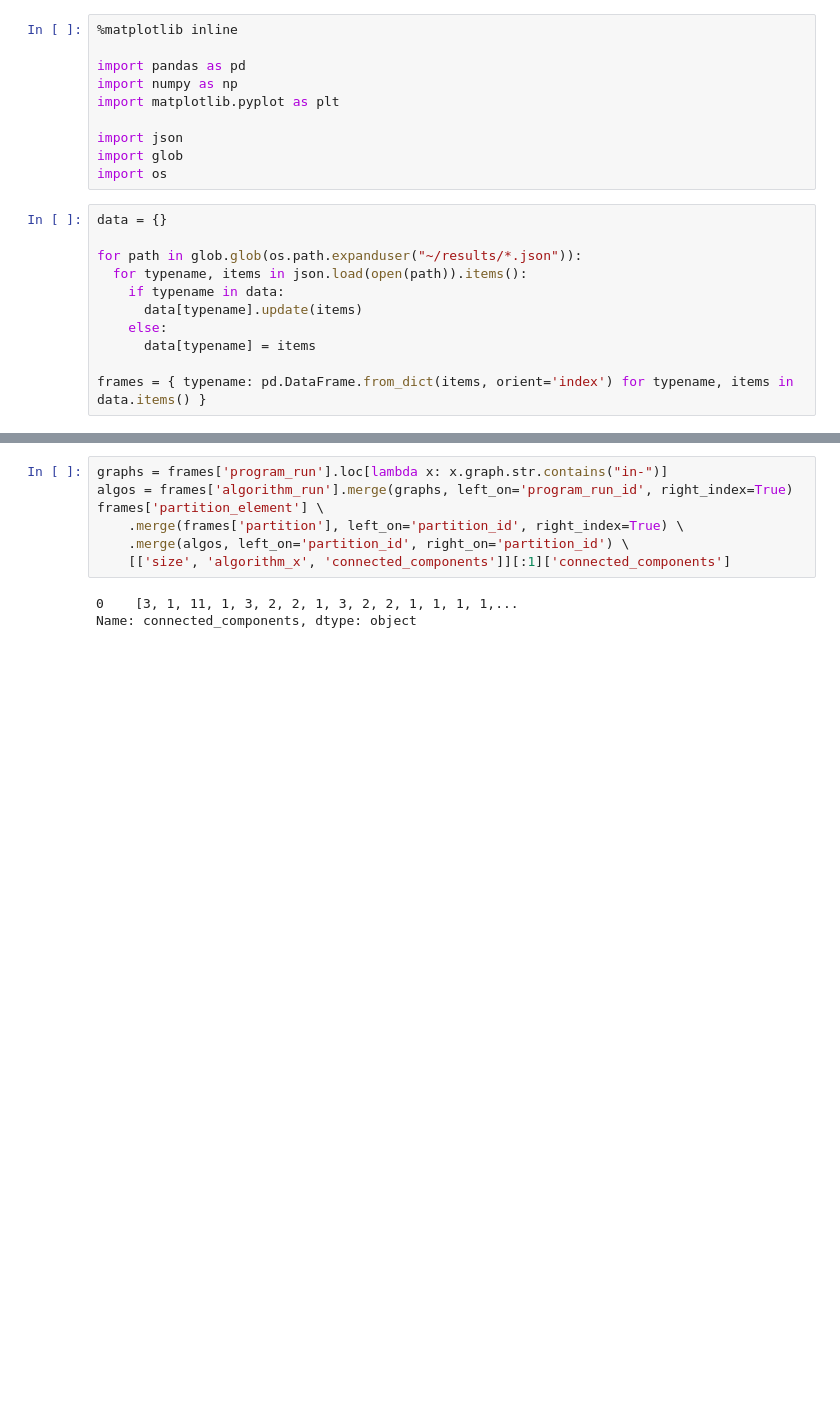
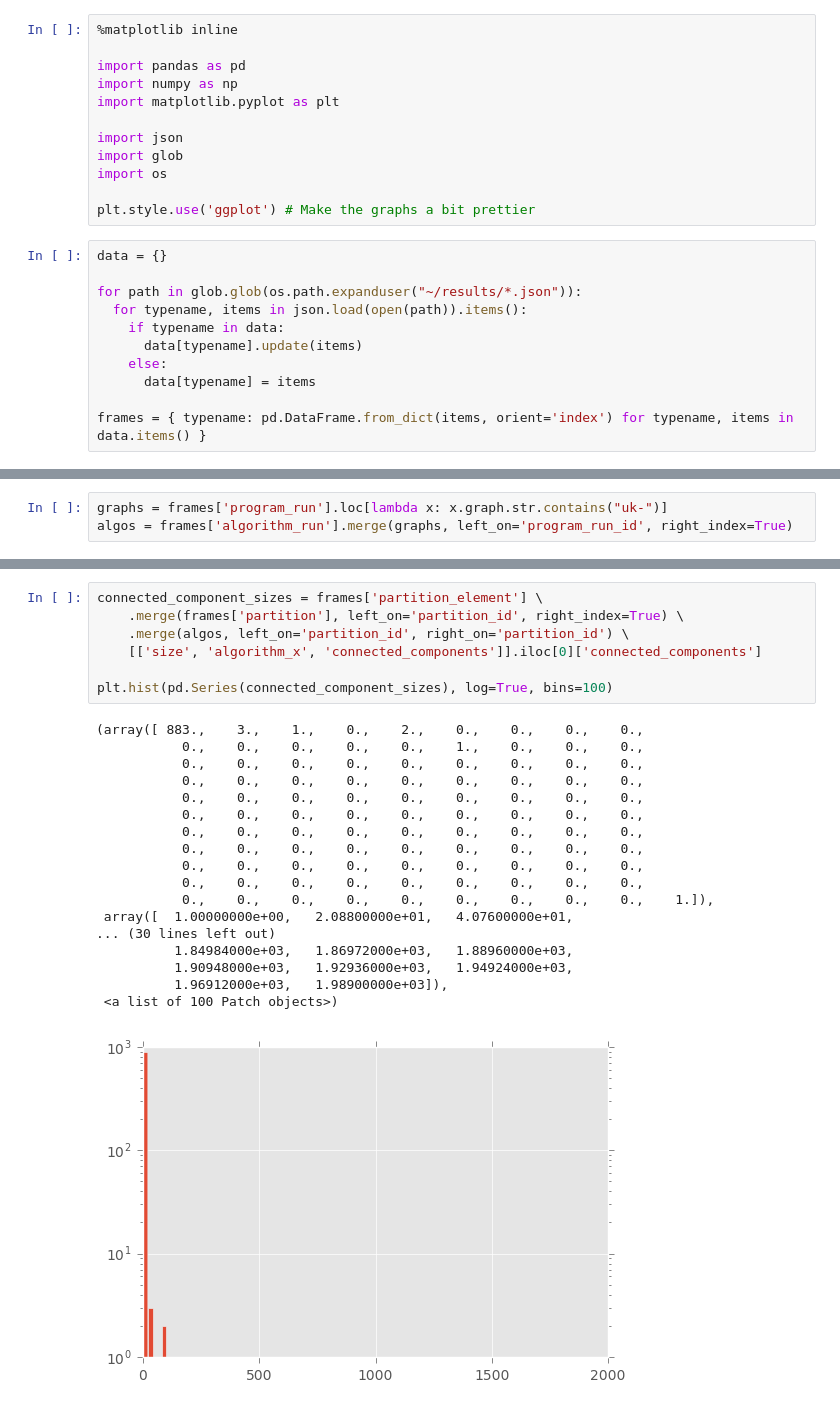
Before and after one commit to kit-algo/distributed_clustering_thrill, a Jupyter notebook: analysis/Level+0+Cluster+Sizes.ipynb, the cells around one changed output, grey strips where cells are left out. Cells and saved outputs as stored; diff of their text form; blank space fills up the shorter version.

```diff
--- a/analysis/Level+0+Cluster+Sizes.ipynb
+++ b/analysis/Level+0+Cluster+Sizes.ipynb
@@ -8,6 +8,8 @@ import matplotlib.pyplot as plt
 import json
 import glob
 import os
+
+plt.style.use('ggplot') # Make the graphs a bit prettier
 # %%
 data = {}
 
@@ -29,0 +43,3 @@ Name: graph, dtype: object
+# %%
+graphs = frames['program_run'].loc[lambda x: x.graph.str.contains("uk-")]
+algos = frames['algorithm_run'].merge(graphs, left_on='program_run_id', right_index=True)
@@ -91,10 +141,26 @@ Name: nodes_in_ghost_clusters, dtype: float64
 # %%
-graphs = frames['program_run'].loc[lambda x: x.graph.str.contains("in-")]
-algos = frames['algorithm_run'].merge(graphs, left_on='program_run_id', right_index=True)
-frames['partition_element'] \
+connected_component_sizes = frames['partition_element'] \
     .merge(frames['partition'], left_on='partition_id', right_index=True) \
     .merge(algos, left_on='partition_id', right_on='partition_id') \
-    [['size', 'algorithm_x', 'connected_components']][:1]['connected_components']
+    [['size', 'algorithm_x', 'connected_components']].iloc[0]['connected_components']
+
+plt.hist(pd.Series(connected_component_sizes), log=True, bins=100)
 # %% [output]
-0    [3, 1, 11, 1, 3, 2, 2, 1, 3, 2, 2, 1, 1, 1, 1,...
-Name: connected_components, dtype: object
+(array([ 883.,    3.,    1.,    0.,    2.,    0.,    0.,    0.,    0.,
+           0.,    0.,    0.,    0.,    0.,    1.,    0.,    0.,    0.,
+           0.,    0.,    0.,    0.,    0.,    0.,    0.,    0.,    0.,
+           0.,    0.,    0.,    0.,    0.,    0.,    0.,    0.,    0.,
+           0.,    0.,    0.,    0.,    0.,    0.,    0.,    0.,    0.,
+           0.,    0.,    0.,    0.,    0.,    0.,    0.,    0.,    0.,
+           0.,    0.,    0.,    0.,    0.,    0.,    0.,    0.,    0.,
+           0.,    0.,    0.,    0.,    0.,    0.,    0.,    0.,    0.,
+           0.,    0.,    0.,    0.,    0.,    0.,    0.,    0.,    0.,
+           0.,    0.,    0.,    0.,    0.,    0.,    0.,    0.,    0.,
+           0.,    0.,    0.,    0.,    0.,    0.,    0.,    0.,    0.,    1.]),
+ array([  1.00000000e+00,   2.08800000e+01,   4.07600000e+01,
+... (30 lines left out)
+          1.84984000e+03,   1.86972000e+03,   1.88960000e+03,
+          1.90948000e+03,   1.92936000e+03,   1.94924000e+03,
+          1.96912000e+03,   1.98900000e+03]),
+ <a list of 100 Patch objects>)
+[figure, added]
```
Also changed, not shown: parts of 9 cells of this notebook.
